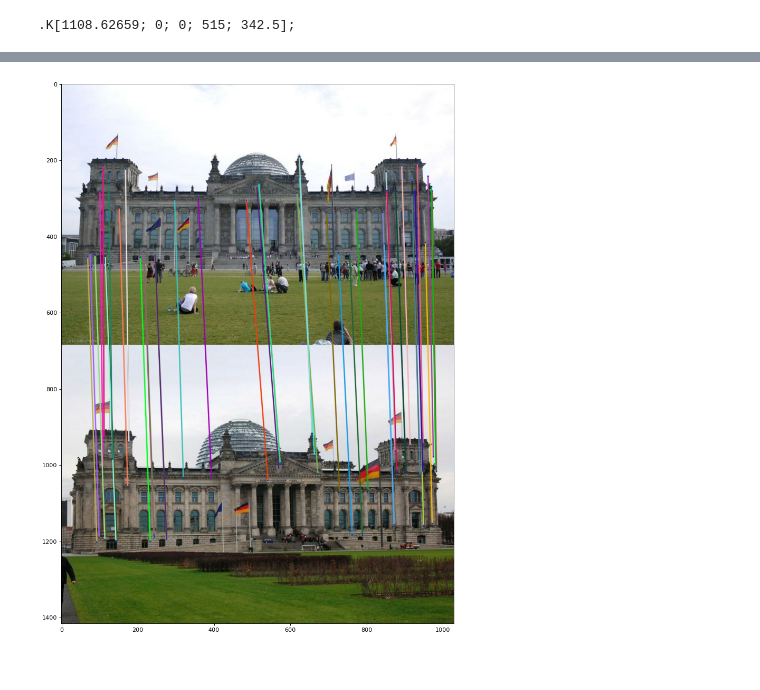
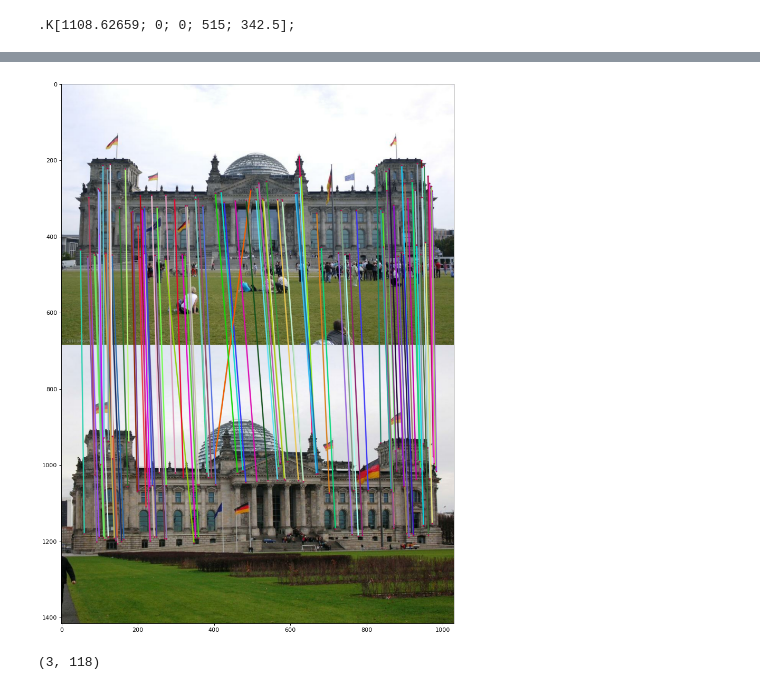
Before and after one commit to borglab/gtsfm, a Jupyter notebook: notebooks/two_view_estimation.ipynb, the cells around one changed output, grey strips where cells are left out. Cells and saved outputs as stored; diff of their text form; code cells hidden in the pictures.

Commit message:
Update notebook to show all correspondences

```diff
--- a/notebooks/two_view_estimation.ipynb
+++ b/notebooks/two_view_estimation.ipynb
@@ -102,7 +117,22 @@ verified:(125, 2)
 # %%
-correspondence_image = viz.plot_twoview_correspondences(*images, keypoints_i1, keypoints_i2, corr_idxs)
+correspondence_image = viz.plot_twoview_correspondences(*images, keypoints_i1, keypoints_i2, corr_idxs, max_corrs=None)
 fig = plt.figure(figsize=(12, 18), dpi=80)
 fig.gca().imshow(correspondence_image.value_array)
 plt.show()
 # %% [output]
-[figure, old version]
+[figure, new version]
+# %%
+# Sanity-check triangulation after BA
+i2Ti1_optimized = Pose3(i2Ri1_optimized, i2Ui1_optimized.point3())
+camera_i1 = PinholeCameraCal3Bundler(Pose3(), camera_intrinsics_i1)
+camera_i2 = PinholeCameraCal3Bundler(
+    i2Ti1_optimized.inverse(), camera_intrinsics_i2)
+ba_tracks_3d = two_view_estimator.triangulate_two_view_correspondences(
+    camera_i1, camera_i2, keypoints_i1, keypoints_i2, corr_idxs)
+ba_points = np.array([t.point3() for t in ba_tracks_3d]).T
+print(ba_points.shape)
+fig = px.scatter_3d(x=ba_points[0], y=ba_points[2], z=-ba_points[1])
+fig.update_layout(scene=dict(aspectmode='data'))
+fig.update_traces(marker_size = 3)
+# %% [output]
+(3, 118)
```
Also changed, not shown: parts of 5 cells of this notebook.
